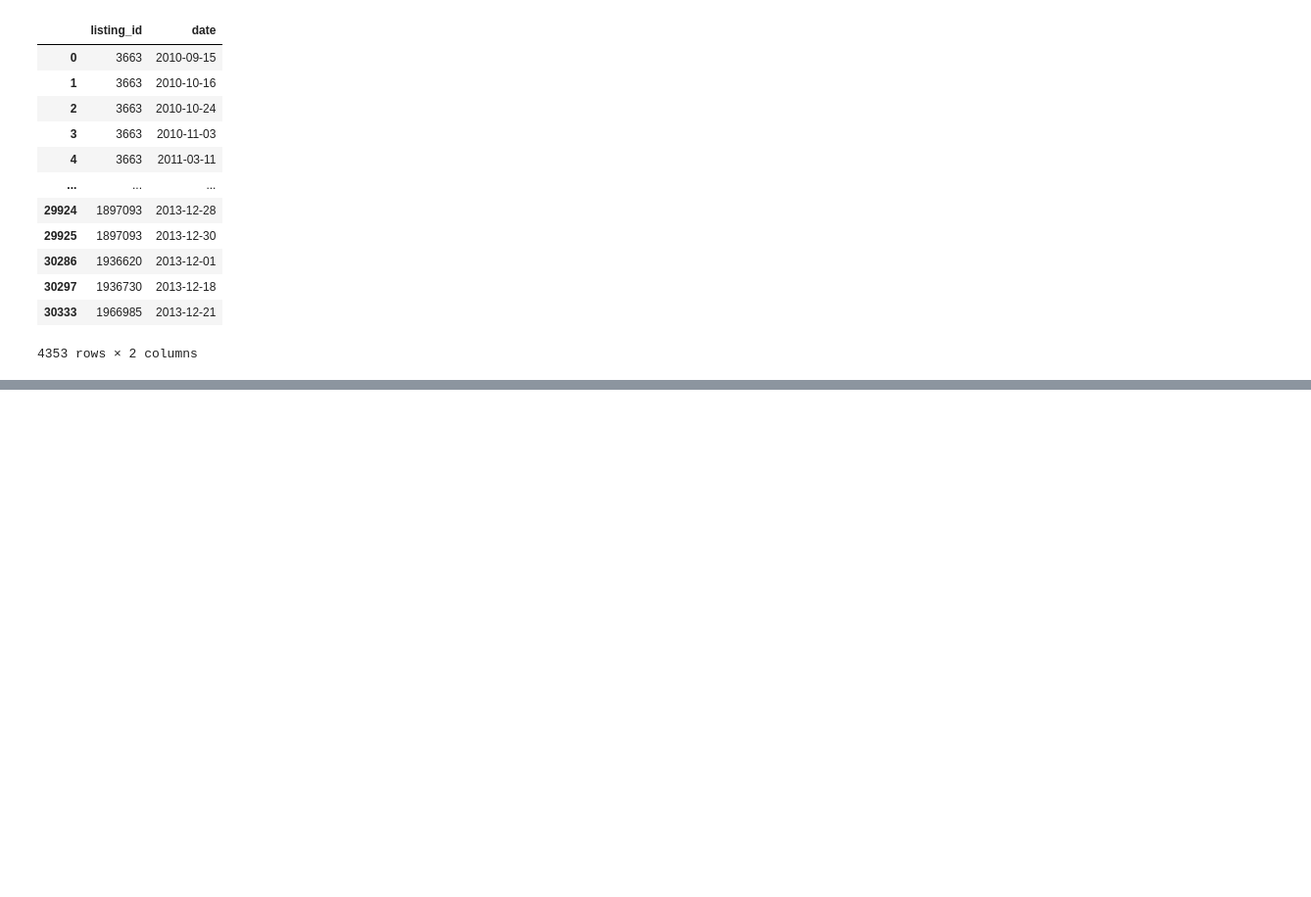
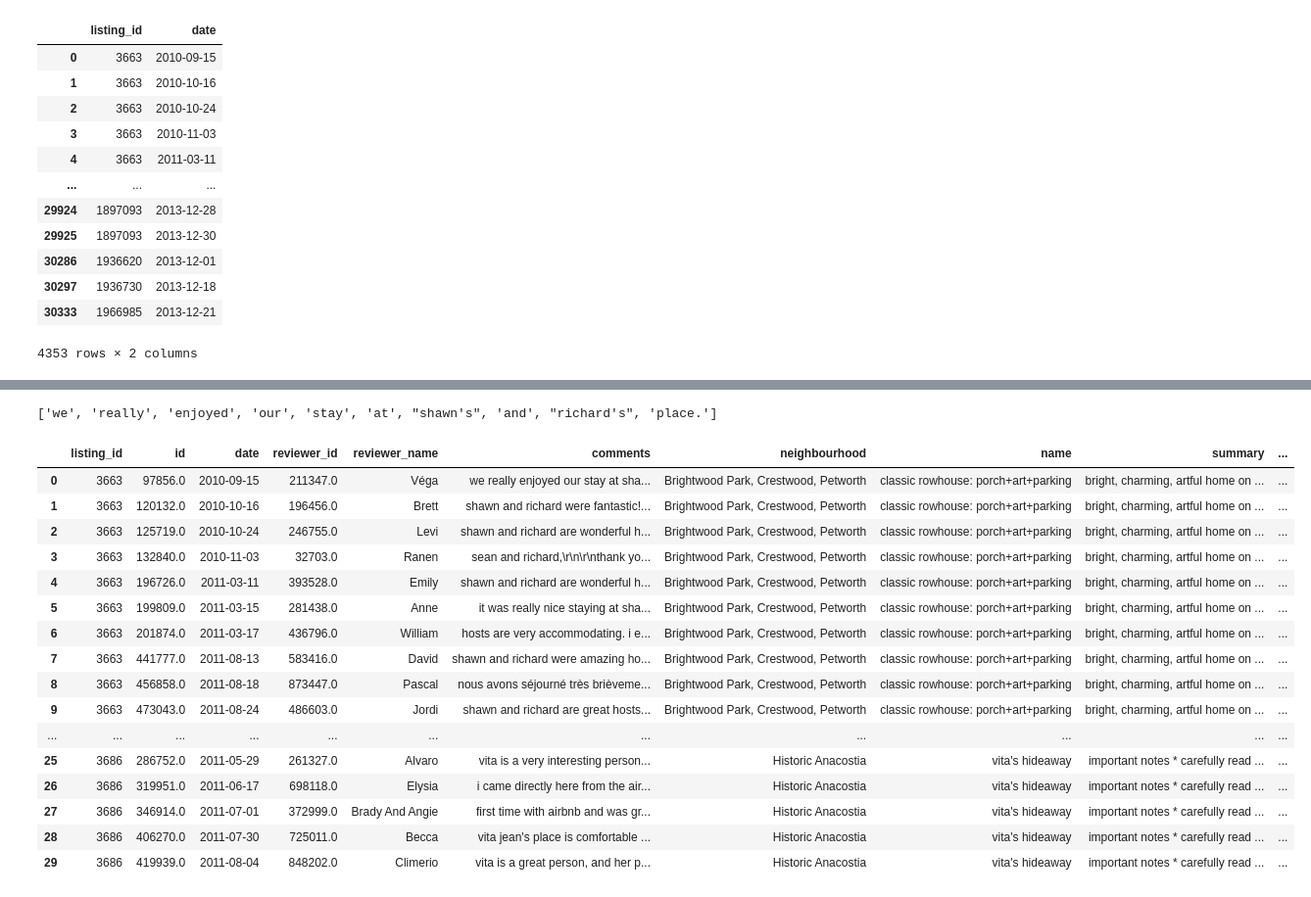
Before and after one commit to Sricha02/SHANTELL_Capstone2, a Jupyter notebook: DCreview.ipynb, the cells around one changed output, grey strips where cells are left out. Shown: that part at 98% size. Saved outputs shown, nothing was run; the diff lists cells and outputs as text; code cells hidden in the pictures; blank space fills up the shorter version.

Commit message:
tables merged to create 1) Listings of all specified gentrified neighborhoods 2)All reviews from 2010 to 2013(df not filtered by getrified neighborhoods)

```diff
--- a/DCreview.ipynb
+++ b/DCreview.ipynb
@@ -295,0 +343,6 @@ REW_GZ
+# %%
+LTS_GZ_NEW.rename(columns={'neighbourhood':'spec_neighbourhood'}, inplace=True)
+# %%
+LTS_GZ_NEW.rename(columns={'neighbourhood_cleansed':'neighbourhood'}, inplace=True)
+# %%
+GENT_NBH_LEFT_GZ = pd.merge(GENT_NBH, LTS_GZ_NEW, on='neighbourhood', how='left')
@@ -295,0 +393,2 @@ REW_GZ
+# %%
+FINAL = pd.merge(GENT_REW_GZ, GENT_NBH_LEFT_GZ, on='listing_id', how='right')
@@ -295,0 +423,4 @@ REW_GZ
+# %%
+print(reviews_words[:10])
+# %% [output]
+['we', 'really', 'enjoyed', 'our', 'stay', 'at', "shawn's", 'and', "richard's", 'place.']
@@ -295,0 +434,20 @@ REW_GZ
+# %%
+FINAL.head(30)
+# %% [output]
+|  | listing_id | id | date | reviewer_id | reviewer_name | comments | neighbourhood | name | summary | ... |
+| 0 | 3663 | 97856.0 | 2010-09-15 | 211347.0 | Véga | we really enjoyed our stay at sha... | Brightwood Park, Crestwood, Petworth | classic rowhouse: porch+art+parking | bright, charming, artful home on ... | ... |
+| 1 | 3663 | 120132.0 | 2010-10-16 | 196456.0 | Brett | shawn and richard were fantastic!... | Brightwood Park, Crestwood, Petworth | classic rowhouse: porch+art+parking | bright, charming, artful home on ... | ... |
+| 2 | 3663 | 125719.0 | 2010-10-24 | 246755.0 | Levi | shawn and richard are wonderful h... | Brightwood Park, Crestwood, Petworth | classic rowhouse: porch+art+parking | bright, charming, artful home on ... | ... |
+| 3 | 3663 | 132840.0 | 2010-11-03 | 32703.0 | Ranen | sean and richard,\r\n\r\nthank yo... | Brightwood Park, Crestwood, Petworth | classic rowhouse: porch+art+parking | bright, charming, artful home on ... | ... |
+| 4 | 3663 | 196726.0 | 2011-03-11 | 393528.0 | Emily | shawn and richard are wonderful h... | Brightwood Park, Crestwood, Petworth | classic rowhouse: porch+art+parking | bright, charming, artful home on ... | ... |
+| 5 | 3663 | 199809.0 | 2011-03-15 | 281438.0 | Anne | it was really nice staying at sha... | Brightwood Park, Crestwood, Petworth | classic rowhouse: porch+art+parking | bright, charming, artful home on ... | ... |
+| 6 | 3663 | 201874.0 | 2011-03-17 | 436796.0 | William | hosts are very accommodating. i e... | Brightwood Park, Crestwood, Petworth | classic rowhouse: porch+art+parking | bright, charming, artful home on ... | ... |
+| 7 | 3663 | 441777.0 | 2011-08-13 | 583416.0 | David | shawn and richard were amazing ho... | Brightwood Park, Crestwood, Petworth | classic rowhouse: porch+art+parking | bright, charming, artful home on ... | ... |
+| 8 | 3663 | 456858.0 | 2011-08-18 | 873447.0 | Pascal | nous avons séjourné très brièveme... | Brightwood Park, Crestwood, Petworth | classic rowhouse: porch+art+parking | bright, charming, artful home on ... | ... |
+| 9 | 3663 | 473043.0 | 2011-08-24 | 486603.0 | Jordi | shawn and richard are great hosts... | Brightwood Park, Crestwood, Petworth | classic rowhouse: porch+art+parking | bright, charming, artful home on ... | ... |
+| ... | ... | ... | ... | ... | ... | ... | ... | ... | ... | ... |
+| 25 | 3686 | 286752.0 | 2011-05-29 | 261327.0 | Alvaro | vita is a very interesting person... | Historic Anacostia | vita's hideaway | important notes * carefully read ... | ... |
+| 26 | 3686 | 319951.0 | 2011-06-17 | 698118.0 | Elysia | i came directly here from the air... | Historic Anacostia | vita's hideaway | important notes * carefully read ... | ... |
+| 27 | 3686 | 346914.0 | 2011-07-01 | 372999.0 | Brady And Angie | first time with airbnb and was gr... | Historic Anacostia | vita's hideaway | important notes * carefully read ... | ... |
+| 28 | 3686 | 406270.0 | 2011-07-30 | 725011.0 | Becca | vita jean's place is comfortable ... | Historic Anacostia | vita's hideaway | important notes * carefully read ... | ... |
+| 29 | 3686 | 419939.0 | 2011-08-04 | 848202.0 | Climerio | vita is a great person, and her p... | Historic Anacostia | vita's hideaway | important notes * carefully read ... | ... |
```
Also changed, not shown: parts of 35 cells of this notebook.
